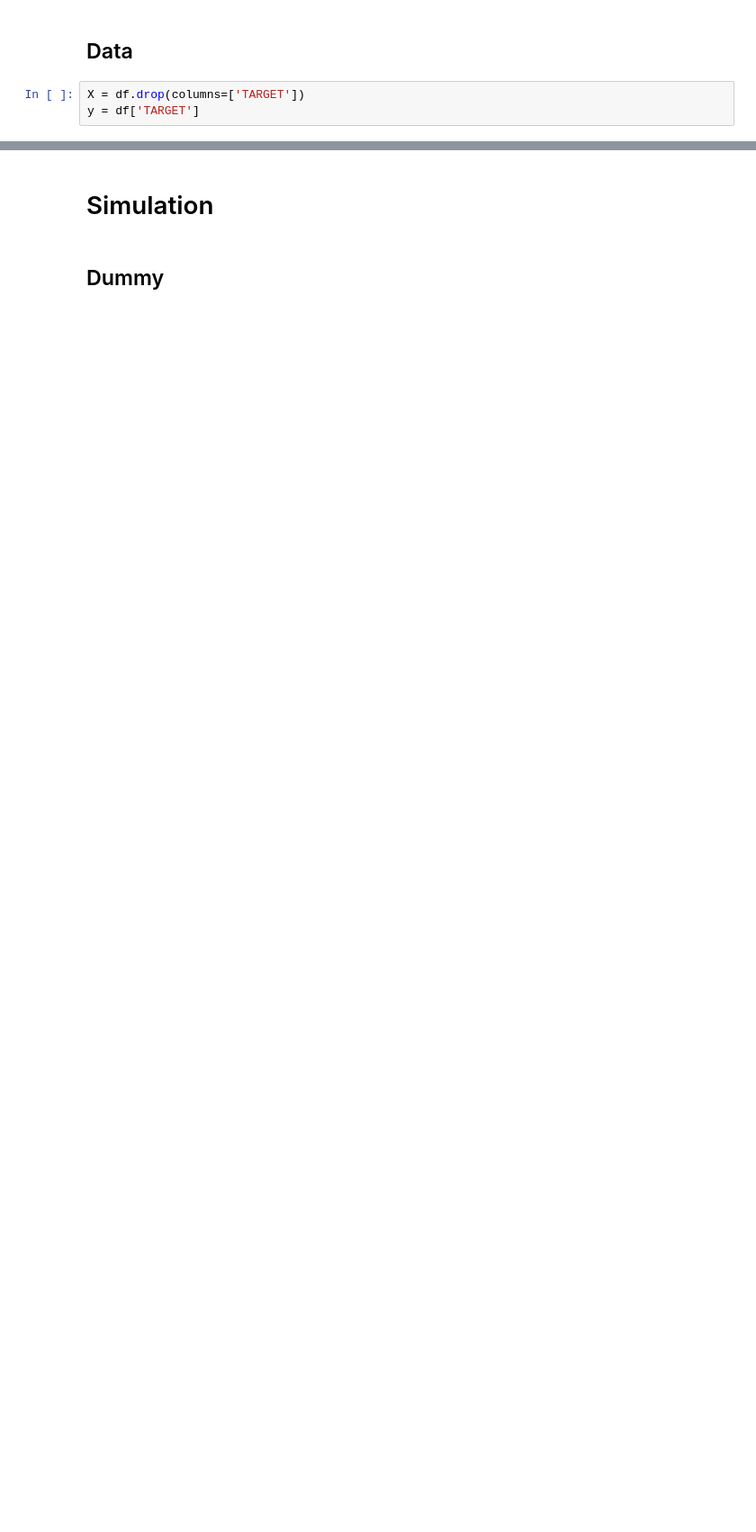
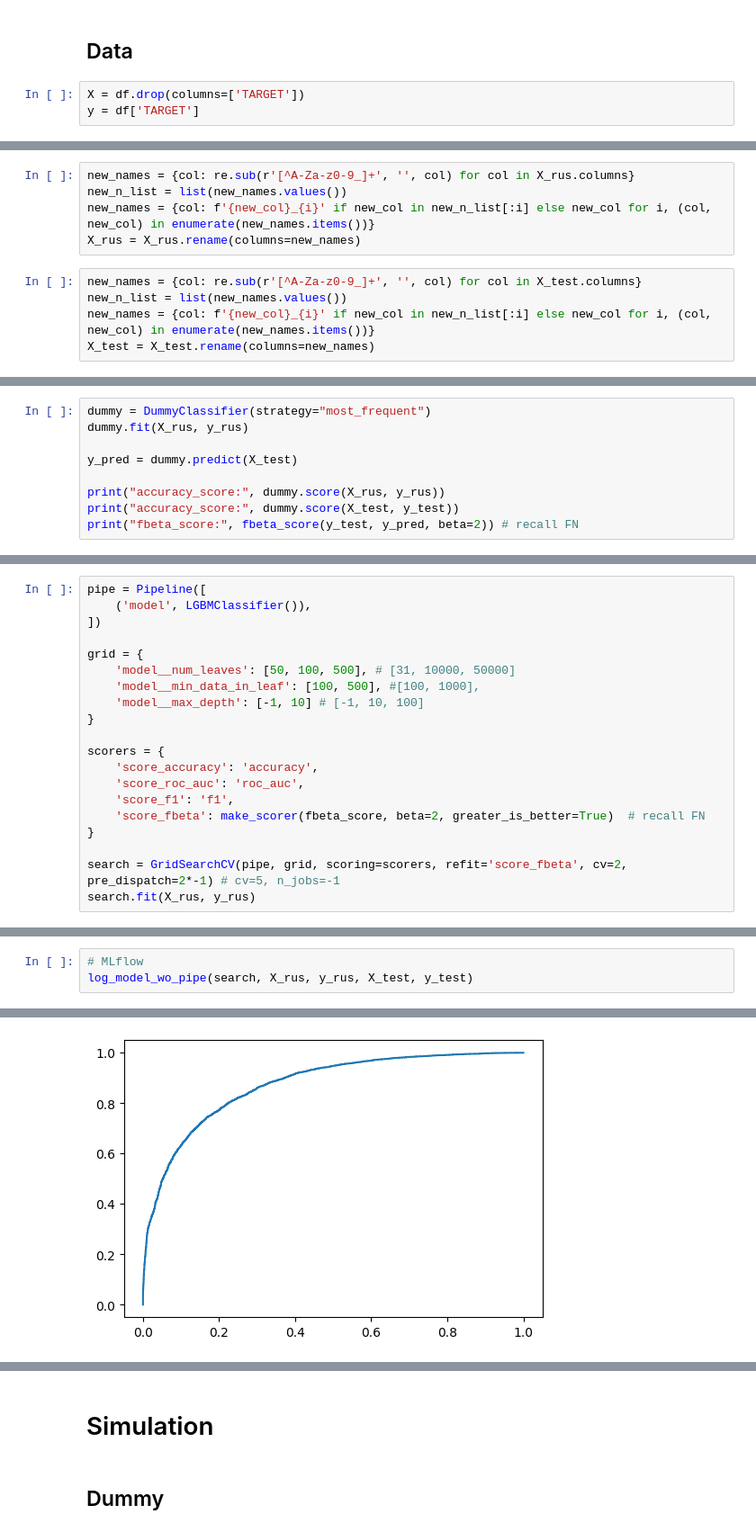
Before and after one commit to klisangn/OC-P7, a Jupyter notebook: notebooks/notebook_modelisation.ipynb, the cells around one changed output, grey strips where cells are left out. Shown at 90% size. Drawn from its saved outputs; the diff is of its cells as text; blank space fills up the shorter version.

```diff
--- a/notebooks/notebook_modelisation.ipynb
+++ b/notebooks/notebook_modelisation.ipynb
@@ -293,0 +919,10 @@ y = df['TARGET']
+# %%
+new_names = {col: re.sub(r'[^A-Za-z0-9_]+', '', col) for col in X_rus.columns}
+new_n_list = list(new_names.values())
+new_names = {col: f'{new_col}_{i}' if new_col in new_n_list[:i] else new_col for i, (col, new_col) in enumerate(new_names.items())}
+X_rus = X_rus.rename(columns=new_names)
+# %%
+new_names = {col: re.sub(r'[^A-Za-z0-9_]+', '', col) for col in X_test.columns}
+new_n_list = list(new_names.values())
+new_names = {col: f'{new_col}_{i}' if new_col in new_n_list[:i] else new_col for i, (col, new_col) in enumerate(new_names.items())}
+X_test = X_test.rename(columns=new_names)
@@ -293,0 +931,9 @@ y = df['TARGET']
+# %%
+dummy = DummyClassifier(strategy="most_frequent")
+dummy.fit(X_rus, y_rus)
+
+y_pred = dummy.predict(X_test)
+
+print("accuracy_score:", dummy.score(X_rus, y_rus))
+print("accuracy_score:", dummy.score(X_test, y_test))
+print("fbeta_score:", fbeta_score(y_test, y_pred, beta=2)) # recall FN
@@ -293,0 +946,20 @@ y = df['TARGET']
+# %%
+pipe = Pipeline([
+    ('model', LGBMClassifier()),
+])
+
+grid = {
+    'model__num_leaves': [50, 100, 500], # [31, 10000, 50000]
+    'model__min_data_in_leaf': [100, 500], #[100, 1000],
+    'model__max_depth': [-1, 10] # [-1, 10, 100]
+}
+
+scorers = {
+    'score_accuracy': 'accuracy',
+    'score_roc_auc': 'roc_auc',
+    'score_f1': 'f1',
+    'score_fbeta': make_scorer(fbeta_score, beta=2, greater_is_better=True)  # recall FN
+}
+
+search = GridSearchCV(pipe, grid, scoring=scorers, refit='score_fbeta', cv=2, pre_dispatch=2*-1) # cv=5, n_jobs=-1
+search.fit(X_rus, y_rus)
@@ -293,0 +992,4 @@ y = df['TARGET']
+# %%
+# MLflow
+log_model_wo_pipe(search, X_rus, y_rus, X_test, y_test)
+# %% [output]
@@ -293,0 +1012 @@ y = df['TARGET']
+[figure, added]
```
Also changed, not shown: parts of 181 cells of this notebook.
